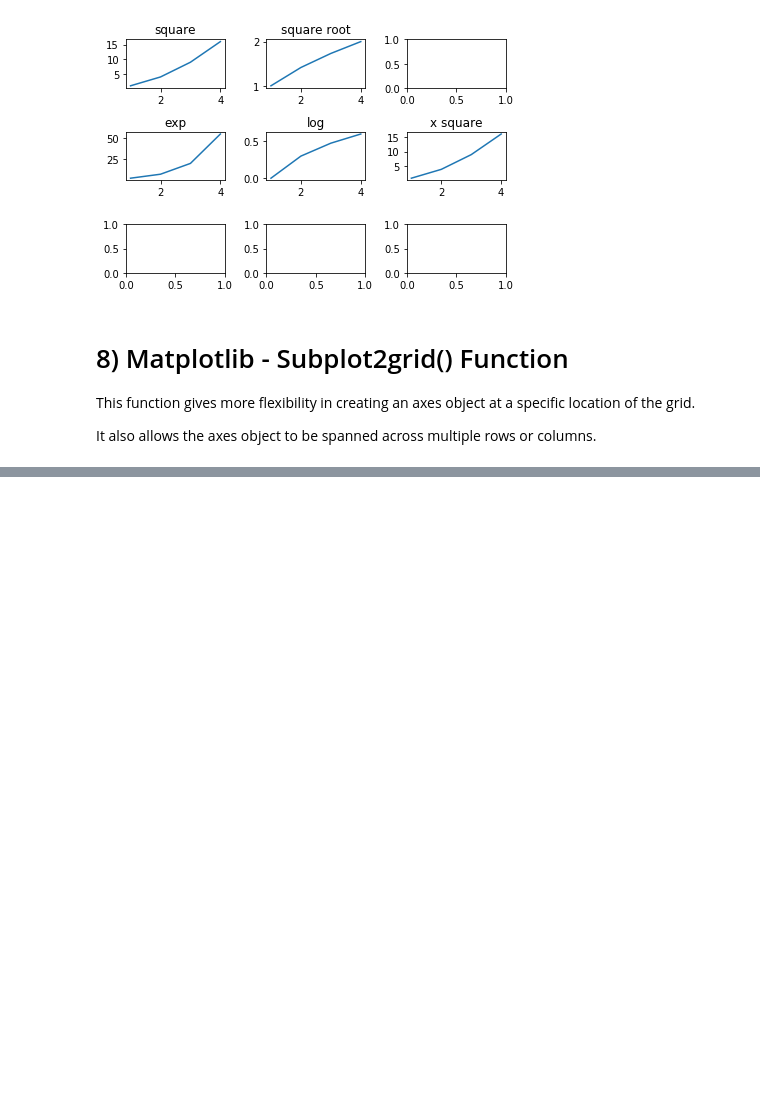
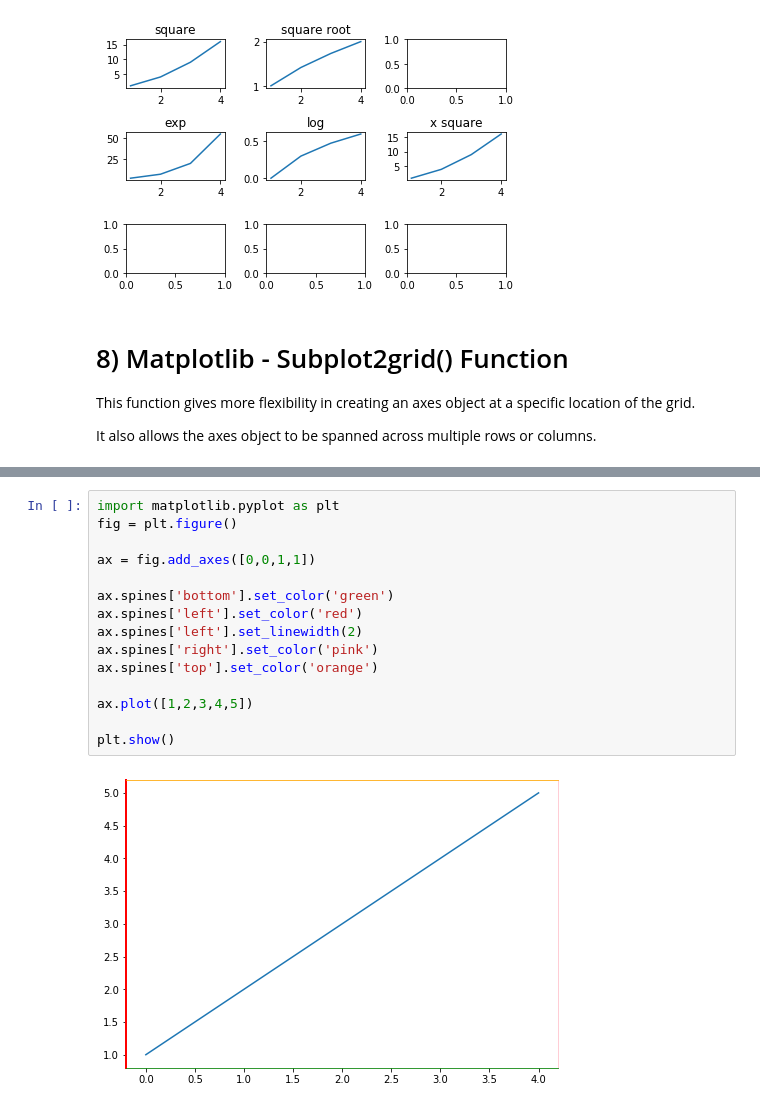
Before and after one commit to victoryapcheeann/matplotlib101, a Jupyter notebook: matplotlib101.ipynb, the cells around one changed output, grey strips where cells are left out. Saved outputs shown, nothing was run; the diff lists cells and outputs as text; blank space fills up the shorter version.

```diff
--- a/matplotlib101.ipynb
+++ b/matplotlib101.ipynb
@@ -255,0 +348,17 @@ It also allows the axes object to be spanned across multiple rows or columns.
+# %%
+import matplotlib.pyplot as plt
+fig = plt.figure()
+
+ax = fig.add_axes([0,0,1,1])
+
+ax.spines['bottom'].set_color('green')
+ax.spines['left'].set_color('red')
+ax.spines['left'].set_linewidth(2)
+ax.spines['right'].set_color('pink')
+ax.spines['top'].set_color('orange')
+
+ax.plot([1,2,3,4,5])
+
+plt.show()
+# %% [output]
+[figure, added]
```
Also changed, not shown: parts of 58 cells of this notebook.
